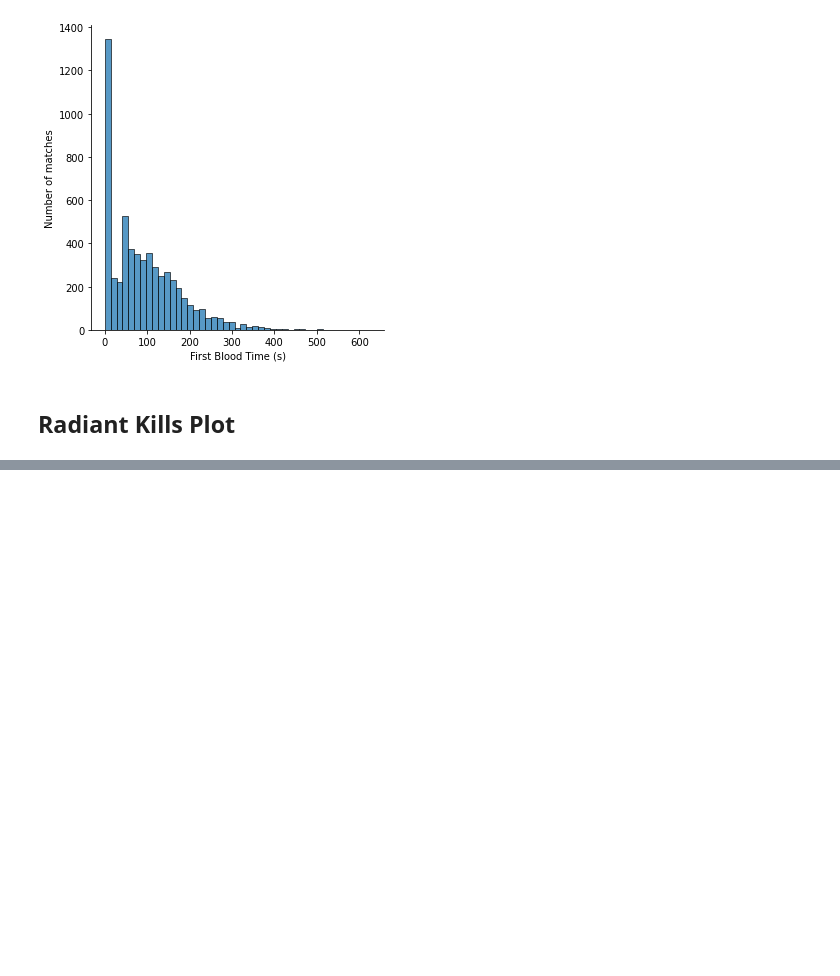
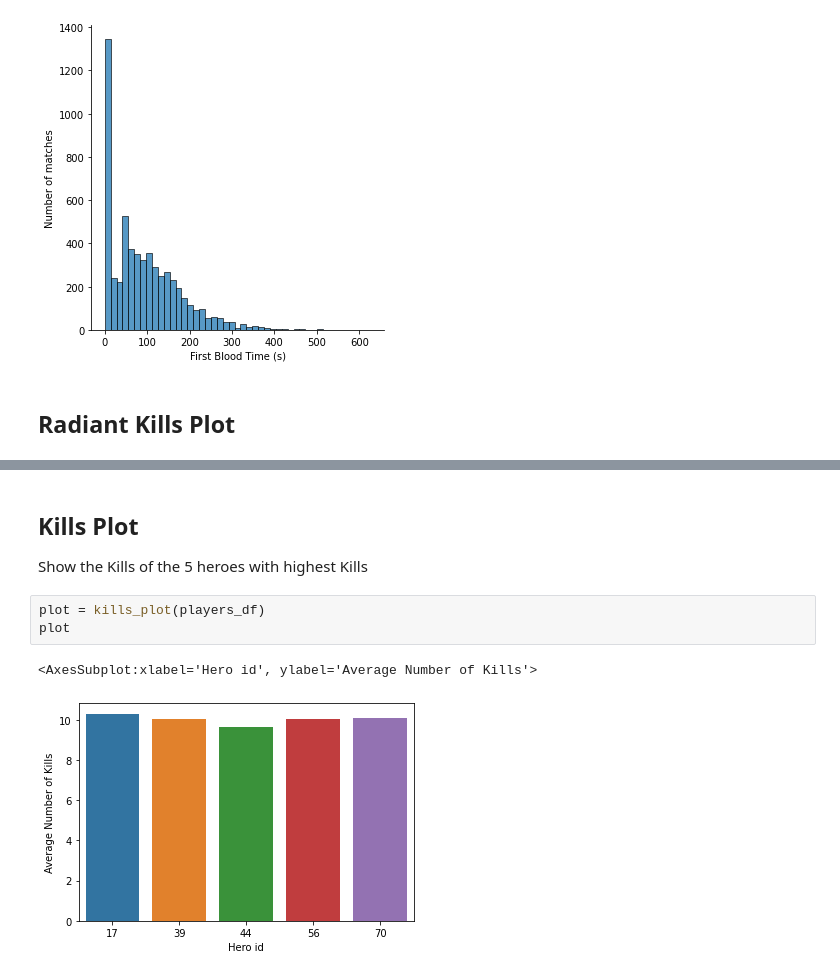
Before and after one commit to data301-2020-winter1/course-project-solo_108, a Jupyter notebook: analysis/milestone1.ipynb, the cells around one changed output, grey strips where cells are left out. Cells and saved outputs as stored; diff of their text form; blank space fills up the shorter version.

```diff
--- a/analysis/milestone1.ipynb
+++ b/analysis/milestone1.ipynb
@@ -53,0 +59,9 @@ plot
+# %% [markdown]
+## Kills Plot
+Show the Kills of the 5 heroes with highest Kills
+# %%
+plot = kills_plot(players_df)
+plot
+# %% [output]
+<AxesSubplot:xlabel='Hero id', ylabel='Average Number of Kills'>
+[figure, added]
```
Also changed, not shown: parts of 15 cells of this notebook, 1 other file.
